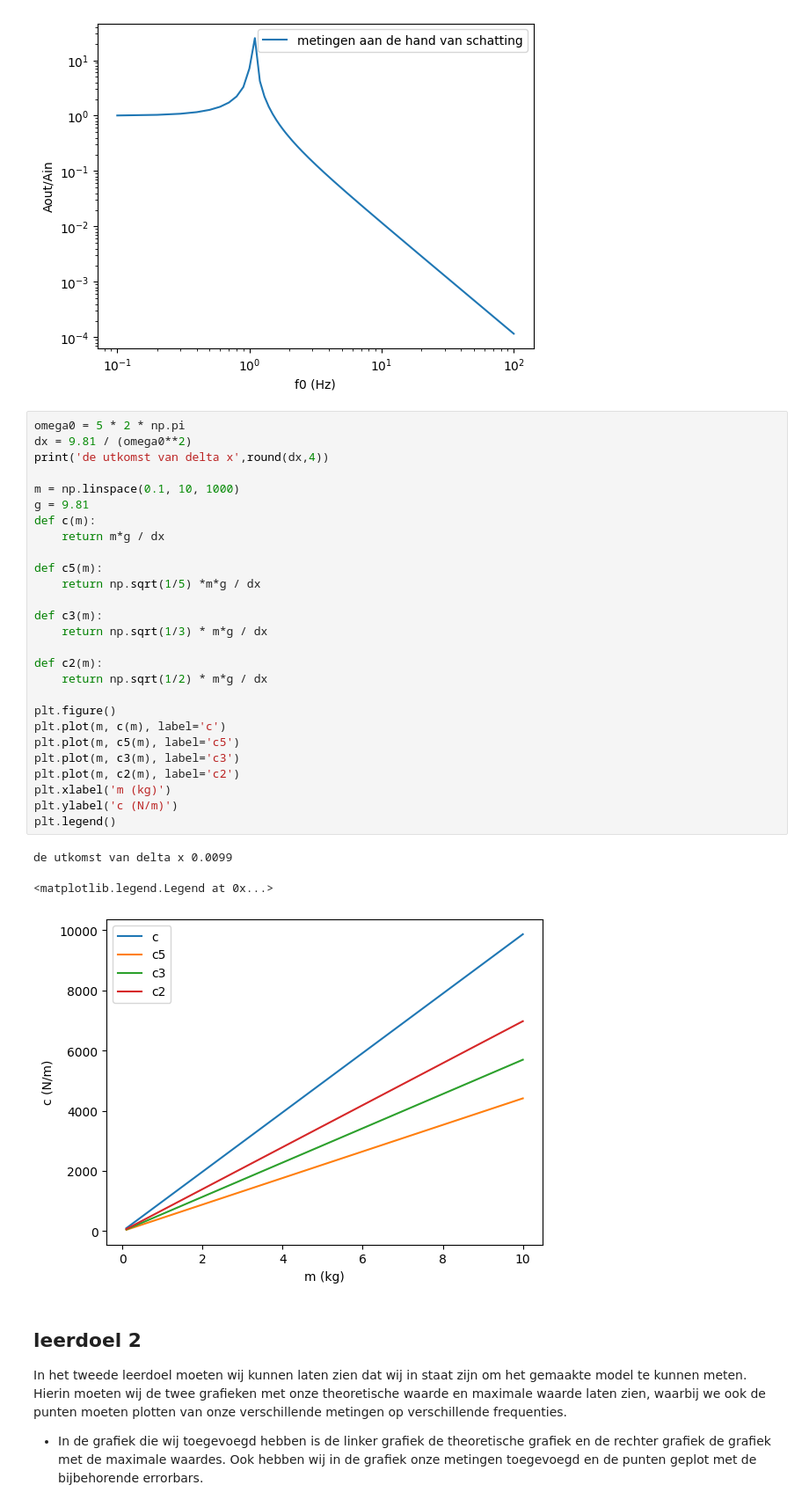
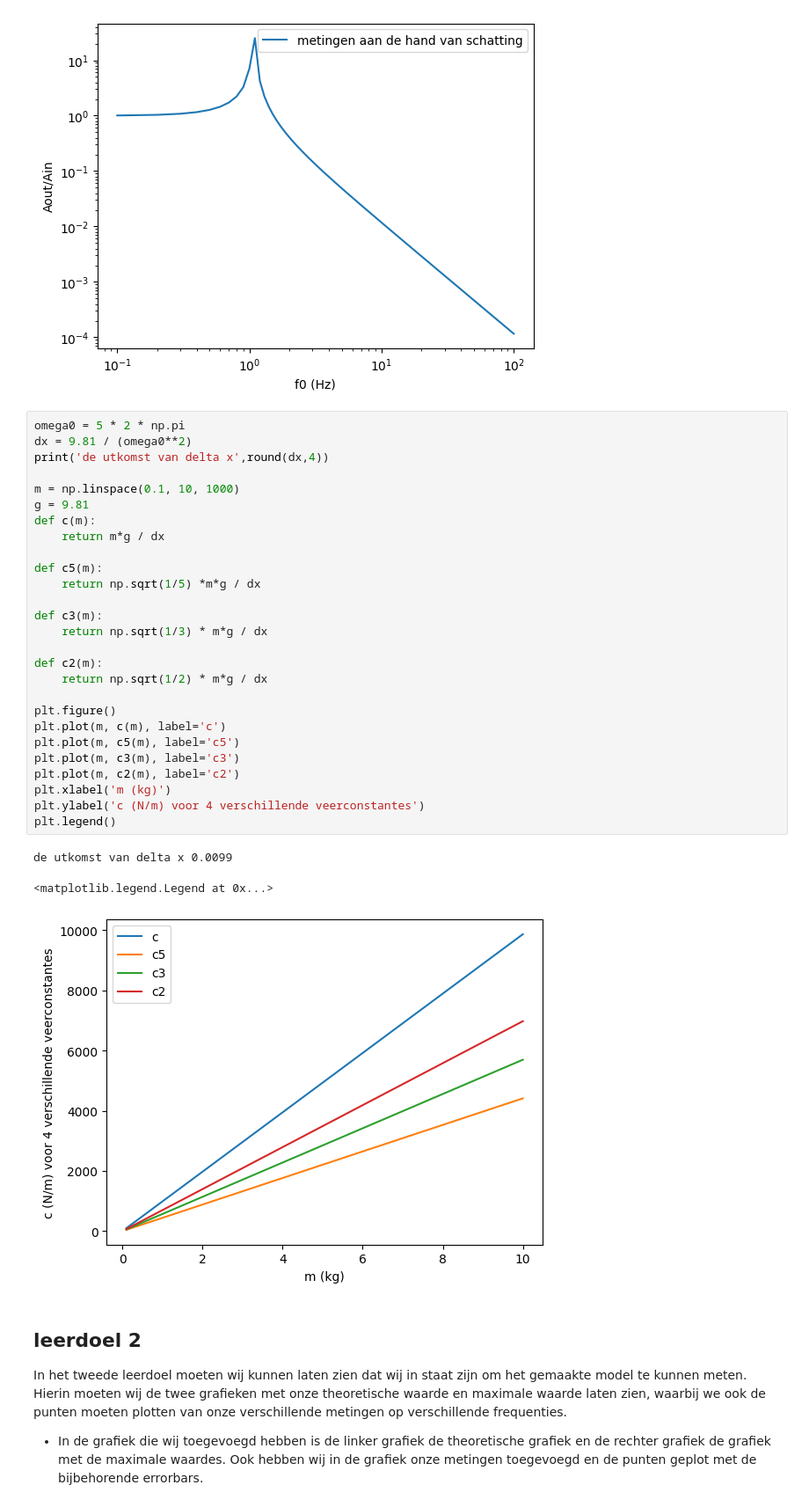
Before and after one commit to owenvanderwal/opdrachten-DEF-D, a Jupyter notebook: FysiekeOntwerpopdrachten/5MaakEenOpstellingTrillingsvrij/Ontwerpopdracht5MaakEenOpstellingTrillingsvrijInvulTemplate.ipynb, the cells around one changed output. Shown at 88% size. Saved outputs shown, nothing was run; the diff lists cells and outputs as text.

```diff
--- a/FysiekeOntwerpopdrachten/5MaakEenOpstellingTrillingsvrij/Ontwerpopdracht5MaakEenOpstellingTrillingsvrijInvulTemplate.ipynb
+++ b/FysiekeOntwerpopdrachten/5MaakEenOpstellingTrillingsvrij/Ontwerpopdracht5MaakEenOpstellingTrillingsvrijInvulTemplate.ipynb
@@ -216,34 +216,34 @@ plt.legend()
 # %%
 omega0 = 5 * 2 * np.pi
 dx = 9.81 / (omega0**2)
 print('de utkomst van delta x',round(dx,4))
 
 m = np.linspace(0.1, 10, 1000)
 g = 9.81
 def c(m):
     return m*g / dx
 
 def c5(m):
     return np.sqrt(1/5) *m*g / dx
 
 def c3(m):
     return np.sqrt(1/3) * m*g / dx
 
 def c2(m):
     return np.sqrt(1/2) * m*g / dx
 
 plt.figure()
 plt.plot(m, c(m), label='c')
 plt.plot(m, c5(m), label='c5')
 plt.plot(m, c3(m), label='c3')
 plt.plot(m, c2(m), label='c2')
 plt.xlabel('m (kg)')
-plt.ylabel('c (N/m)')
+plt.ylabel('c (N/m) voor 4 verschillende veerconstantes')
 plt.legend()
 # %% [output]
 de utkomst van delta x 0.0099
 <matplotlib.legend.Legend at 0x...>
-[figure, old version]
+[figure, new version]
 # %% [markdown]
 ## leerdoel 2
 In het tweede leerdoel moeten wij kunnen laten zien dat wij in staat zijn om het gemaakte model te kunnen meten. Hierin moeten wij de twee grafieken met onze theoretische waarde en maximale waarde laten zien, waarbij we ook de punten moeten plotten van onze verschillende metingen op verschillende frequenties.
```
Also changed, not shown: parts of 1 cell of this notebook.
